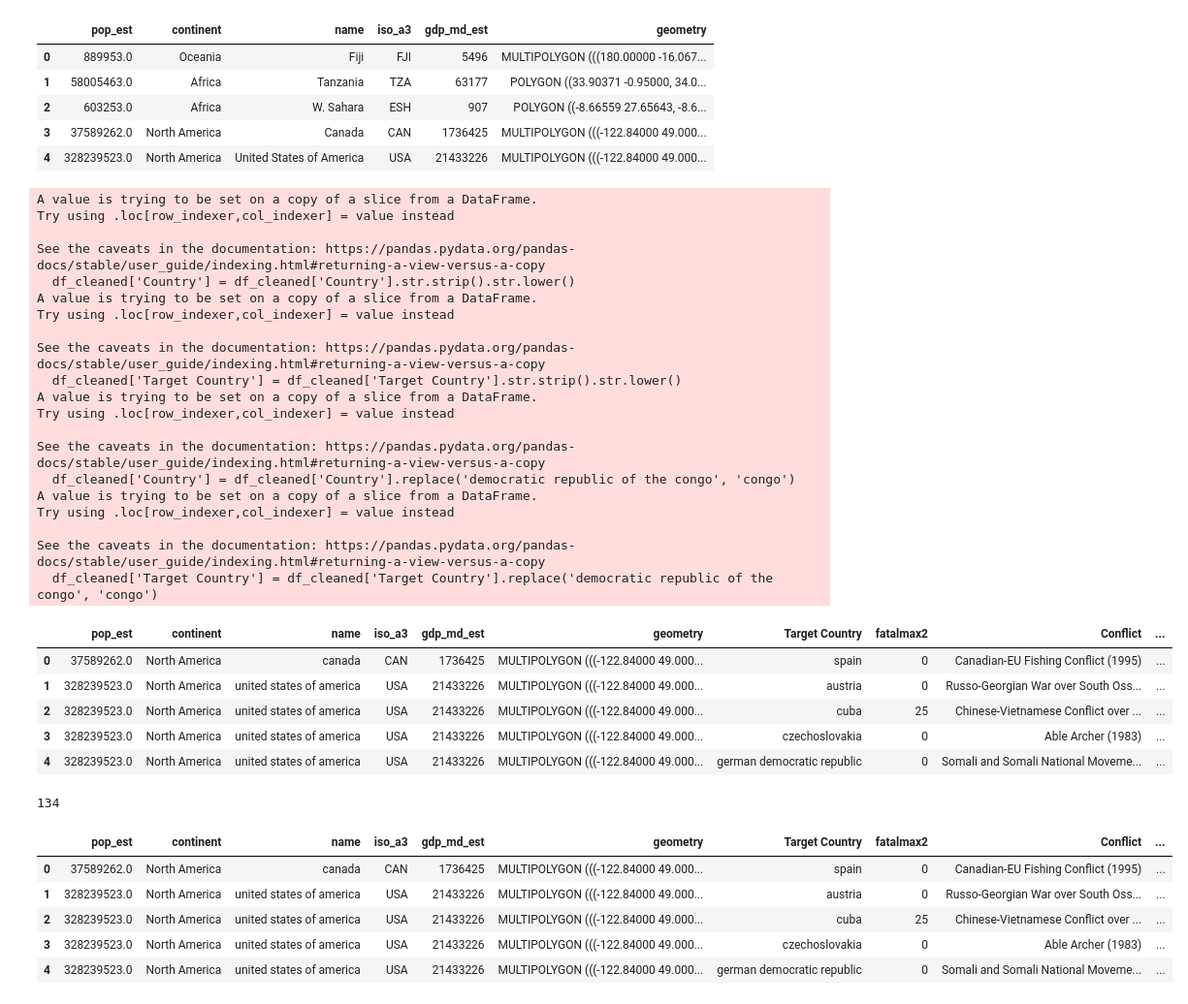
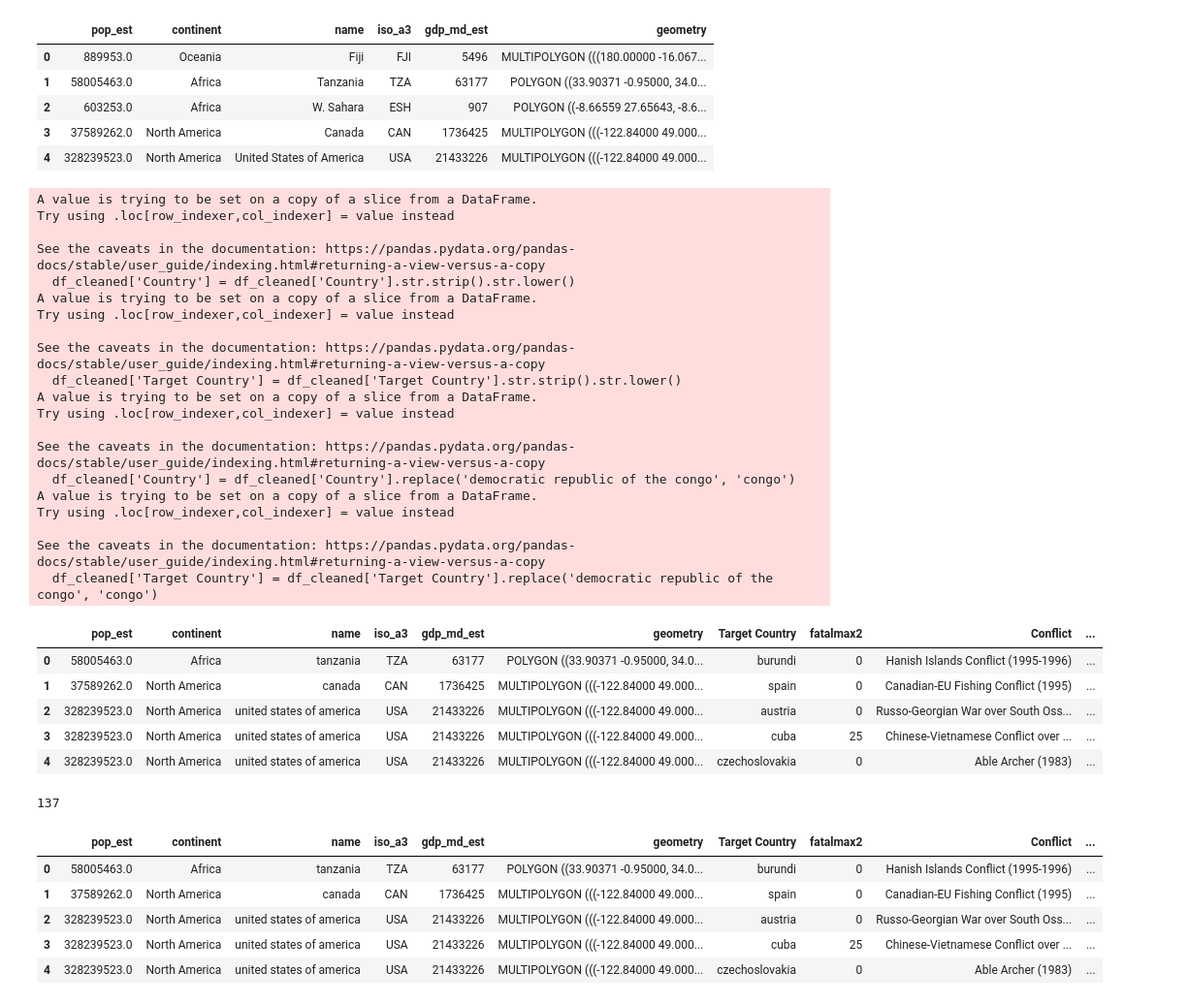
Before and after one commit to msmith150/Water-Conflict-Analysis, a Jupyter notebook: Water_Conflict_Analysis3.ipynb, the cells around one changed output. Shown at 97% size. Cells and saved outputs as stored; diff of their text form; code cells hidden in the pictures.

```diff
--- a/Water_Conflict_Analysis3.ipynb
+++ b/Water_Conflict_Analysis3.ipynb
@@ -13,8 +17,11 @@ from api_keys import geoapify_key
 # %%
-aqua_csv = pd.read_csv('Resources/AQUASTAT Dissemination System (2).csv')
+aqua_csv = pd.read_csv('Resources/AQUASTAT Dissemination System (3).csv')
 mie_csv = pd.read_csv('Resources/ua-mie-1.0.csv')
 COW_Country_Codes = pd.read_csv('Resources/COW-country-codes.csv')
 micnames = pd.read_csv('Resources/ua-micnames-1.0.csv')
+# %%
+COW_Country_Codes['StateNme'] = COW_Country_Codes['StateNme'].str.strip().str.lower()
+aqua_csv['Area'] = aqua_csv['Area'].str.strip().str.lower()
 # %%
 code_to_country = pd.Series(COW_Country_Codes.StateNme.values, index=COW_Country_Codes.CCode).to_dict()
 # %%
@@ -174,6 +181,6 @@ print(mean_values[mean_values['Country'] == 'Pakistan'])
 # %%
 # Calculate the average water stress for each target country
-average_water_stress = filtered_df.groupby('Country', as_index=False)['Value'].mean()
+average_water_stress = filtered_df.groupby('Country')['Value'].mean().reset_index()
 
 average_water_stress = average_water_stress.merge(
     filtered_df[['Conflict', 'hostlev', 'Country', 'Target Country', 'Targ_Country_Lat', 'Targ_Country_Lng', 'Country_Lat','Country_Lng']].drop_duplicates(),
@@ -183,4 +190,5 @@ average_water_stress = average_water_stress.merge(
 
 # Print the result
 average_water_stress.head()
+print(len(average_water_stress))
 # %% [output]
@@ -193,6 +196,6 @@ average_water_stress.head()
 # %%
 # Group by 'Target Country' and sum 'fatalmax2'
-total_fatalities = filtered_df.groupby('Target Country', as_index=False)['fatalmax2'].sum()
+total_fatalities = filtered_df.groupby('Target Country')['fatalmax2'].sum().reset_index()
 
 # Merge with the original DataFrame to include the 'Country' column
 total_fatalities = total_fatalities.merge(
@@ -203,4 +206,5 @@ total_fatalities = total_fatalities.merge(
 
 # Print the result
 total_fatalities.head()
+print(len(total_fatalities))
 # %% [output]
@@ -254,55 +255,56 @@ df_cleaned['Target Country'] = df_cleaned['Target Country'].str.strip().str.lowe
 # Replace 'Democratic Republic of the Congo' with 'Congo' in both columns
 df_cleaned['Country'] = df_cleaned['Country'].replace('democratic republic of the congo', 'congo')
 df_cleaned['Target Country'] = df_cleaned['Target Country'].replace('democratic republic of the congo', 'congo')
-
+world_normalized['name'] = world_normalized['name'].replace("cÃ´te d'ivoire", "Co´te d'Ivoire")
+world_normalized['name'] = world_normalized['name'].replace('dem. rep. congo', 'congo')
 # Merge DataFrames to include all columns
 merged = world_normalized.merge(
     df_cleaned,
     left_on='name',
     right_on='Country',
     how='inner',
     indicator=True
 )
 # Display merged DataFrame with comparison
 merged.head()
 # %% [output]
 A value is trying to be set on a copy of a slice from a DataFrame.
 Try using .loc[row_indexer,col_indexer] = value instead
 
 See the caveats in the documentation: https://pandas.pydata.org/pandas-docs/stable/user_guide/indexing.html#returning-a-view-versus-a-copy
   df_cleaned['Country'] = df_cleaned['Country'].str.strip().str.lower()
 A value is trying to be set on a copy of a slice from a DataFrame.
 Try using .loc[row_indexer,col_indexer] = value instead
 
 See the caveats in the documentation: https://pandas.pydata.org/pandas-docs/stable/user_guide/indexing.html#returning-a-view-versus-a-copy
   df_cleaned['Target Country'] = df_cleaned['Target Country'].str.strip().str.lower()
 A value is trying to be set on a copy of a slice from a DataFrame.
 Try using .loc[row_indexer,col_indexer] = value instead
 
 See the caveats in the documentation: https://pandas.pydata.org/pandas-docs/stable/user_guide/indexing.html#returning-a-view-versus-a-copy
   df_cleaned['Country'] = df_cleaned['Country'].replace('democratic republic of the congo', 'congo')
 A value is trying to be set on a copy of a slice from a DataFrame.
 Try using .loc[row_indexer,col_indexer] = value instead
 
 See the caveats in the documentation: https://pandas.pydata.org/pandas-docs/stable/user_guide/indexing.html#returning-a-view-versus-a-copy
   df_cleaned['Target Country'] = df_cleaned['Target Country'].replace('democratic republic of the congo', 'congo')
 |  | pop_est | continent | name | iso_a3 | gdp_md_est | geometry | Target Country | fatalmax2 | Conflict | ... |
-| 0 | 37589262.0 | North America | canada | CAN | 1736425 | MULTIPOLYGON (((-122.84000 49.000... | spain | 0 | Canadian-EU Fishing Conflict (1995) | ... |
-| 1 | 328239523.0 | North America | united states of america | USA | 21433226 | MULTIPOLYGON (((-122.84000 49.000... | austria | 0 | Russo-Georgian War over South Oss... | ... |
-| 2 | 328239523.0 | North America | united states of america | USA | 21433226 | MULTIPOLYGON (((-122.84000 49.000... | cuba | 25 | Chinese-Vietnamese Conflict over ... | ... |
-| 3 | 328239523.0 | North America | united states of america | USA | 21433226 | MULTIPOLYGON (((-122.84000 49.000... | czechoslovakia | 0 | Able Archer (1983) | ... |
-| 4 | 328239523.0 | North America | united states of america | USA | 21433226 | MULTIPOLYGON (((-122.84000 49.000... | german democratic republic | 0 | Somali and Somali National Moveme... | ... |
+| 0 | 58005463.0 | Africa | tanzania | TZA | 63177 | POLYGON ((33.90371 -0.95000, 34.0... | burundi | 0 | Hanish Islands Conflict (1995-1996) | ... |
+| 1 | 37589262.0 | North America | canada | CAN | 1736425 | MULTIPOLYGON (((-122.84000 49.000... | spain | 0 | Canadian-EU Fishing Conflict (1995) | ... |
+| 2 | 328239523.0 | North America | united states of america | USA | 21433226 | MULTIPOLYGON (((-122.84000 49.000... | austria | 0 | Russo-Georgian War over South Oss... | ... |
+| 3 | 328239523.0 | North America | united states of america | USA | 21433226 | MULTIPOLYGON (((-122.84000 49.000... | cuba | 25 | Chinese-Vietnamese Conflict over ... | ... |
+| 4 | 328239523.0 | North America | united states of america | USA | 21433226 | MULTIPOLYGON (((-122.84000 49.000... | czechoslovakia | 0 | Able Archer (1983) | ... |
 # %%
 print(len(merged))
 # %% [output]
-134
+137
 # %%
 merged['Log_Value'] = np.log1p(merged['Value'])
 merged.head()
 # %% [output]
 |  | pop_est | continent | name | iso_a3 | gdp_md_est | geometry | Target Country | fatalmax2 | Conflict | ... |
-| 0 | 37589262.0 | North America | canada | CAN | 1736425 | MULTIPOLYGON (((-122.84000 49.000... | spain | 0 | Canadian-EU Fishing Conflict (1995) | ... |
-| 1 | 328239523.0 | North America | united states of america | USA | 21433226 | MULTIPOLYGON (((-122.84000 49.000... | austria | 0 | Russo-Georgian War over South Oss... | ... |
-| 2 | 328239523.0 | North America | united states of america | USA | 21433226 | MULTIPOLYGON (((-122.84000 49.000... | cuba | 25 | Chinese-Vietnamese Conflict over ... | ... |
-| 3 | 328239523.0 | North America | united states of america | USA | 21433226 | MULTIPOLYGON (((-122.84000 49.000... | czechoslovakia | 0 | Able Archer (1983) | ... |
-| 4 | 328239523.0 | North America | united states of america | USA | 21433226 | MULTIPOLYGON (((-122.84000 49.000... | german democratic republic | 0 | Somali and Somali National Moveme... | ... |
+| 0 | 58005463.0 | Africa | tanzania | TZA | 63177 | POLYGON ((33.90371 -0.95000, 34.0... | burundi | 0 | Hanish Islands Conflict (1995-1996) | ... |
+| 1 | 37589262.0 | North America | canada | CAN | 1736425 | MULTIPOLYGON (((-122.84000 49.000... | spain | 0 | Canadian-EU Fishing Conflict (1995) | ... |
+| 2 | 328239523.0 | North America | united states of america | USA | 21433226 | MULTIPOLYGON (((-122.84000 49.000... | austria | 0 | Russo-Georgian War over South Oss... | ... |
+| 3 | 328239523.0 | North America | united states of america | USA | 21433226 | MULTIPOLYGON (((-122.84000 49.000... | cuba | 25 | Chinese-Vietnamese Conflict over ... | ... |
+| 4 | 328239523.0 | North America | united states of america | USA | 21433226 | MULTIPOLYGON (((-122.84000 49.000... | czechoslovakia | 0 | Able Archer (1983) | ... |
```
Also changed, not shown: parts of 20 cells of this notebook.
